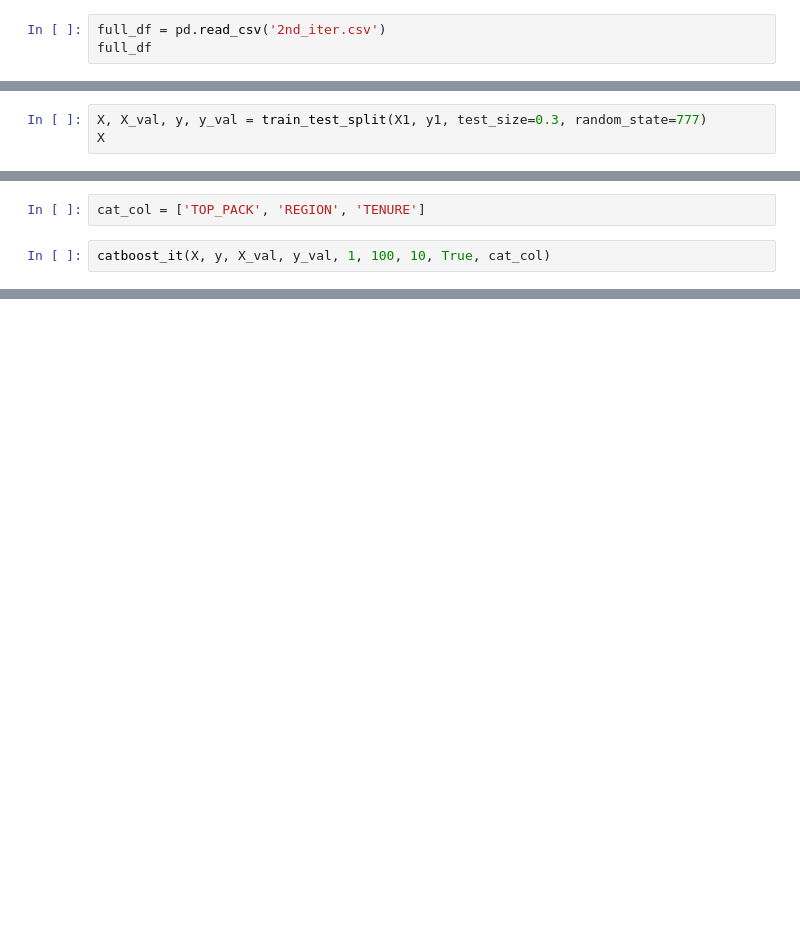
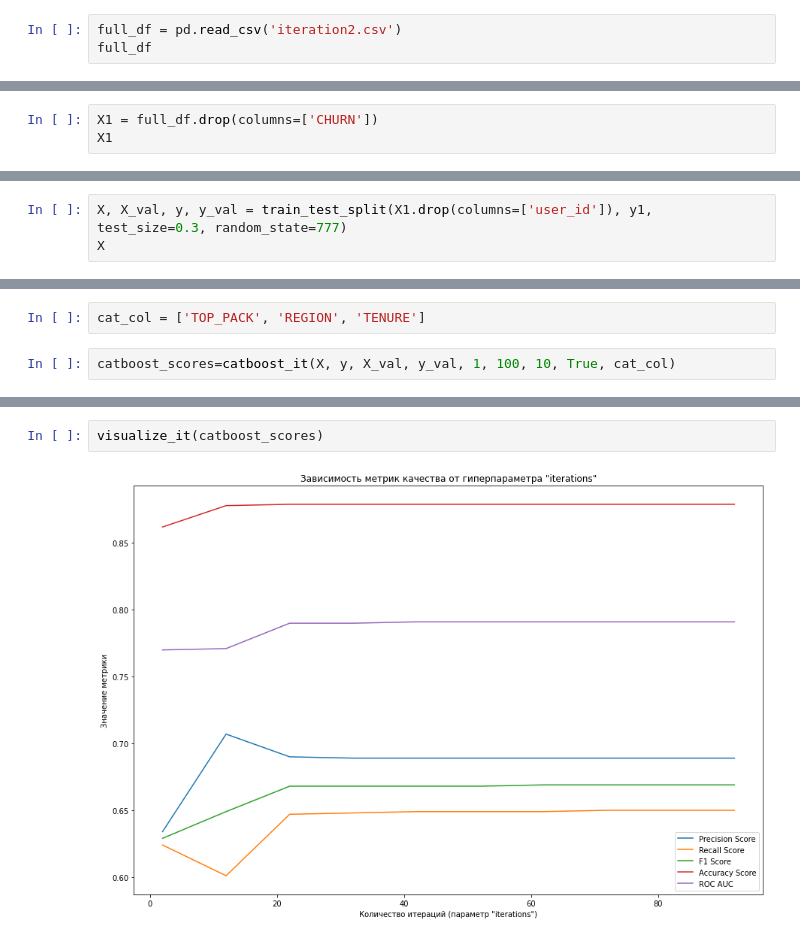
Before and after one commit to AlexHLinS/ds7_ml_contest_team1, a Jupyter notebook: catboost_model.ipynb, the cells around one changed output, grey strips where cells are left out. Drawn from its saved outputs; the diff is of its cells as text; blank space fills up the shorter version.

Commit message:
updated iter2 data catbiit test

```diff
--- a/catboost_model.ipynb
+++ b/catboost_model.ipynb
@@ -227,5 +342,5 @@ NameError: name 'Pool' is not defined
 # %% [markdown]
 ## Набор данных "Вторая итерация"
 # %%
-full_df = pd.read_csv('2nd_iter.csv')
+full_df = pd.read_csv('iteration2.csv')
 full_df
@@ -236,0 +361,3 @@ X1
+# %%
+X1 = full_df.drop(columns=['CHURN'])
+X1
@@ -240,3 +394,3 @@ y1
 # %%
-X, X_val, y, y_val = train_test_split(X1, y1, test_size=0.3, random_state=777)
+X, X_val, y, y_val = train_test_split(X1.drop(columns=['user_id']), y1, test_size=0.3, random_state=777)
 X
@@ -243,4 +411,4 @@ X
 # %%
 cat_col = ['TOP_PACK', 'REGION', 'TENURE']
 # %%
-catboost_it(X, y, X_val, y_val, 1, 100, 10, True, cat_col)
+catboost_scores=catboost_it(X, y, X_val, y_val, 1, 100, 10, True, cat_col)
@@ -246,0 +506,4 @@ catboost_it(X, y, X_val, y_val, 1, 100, 10, True, cat_col)
+# %%
+visualize_it(catboost_scores)
+# %% [output]
+[figure, added]
```
Also changed, not shown: parts of 15 cells of this notebook, 7 other files.
